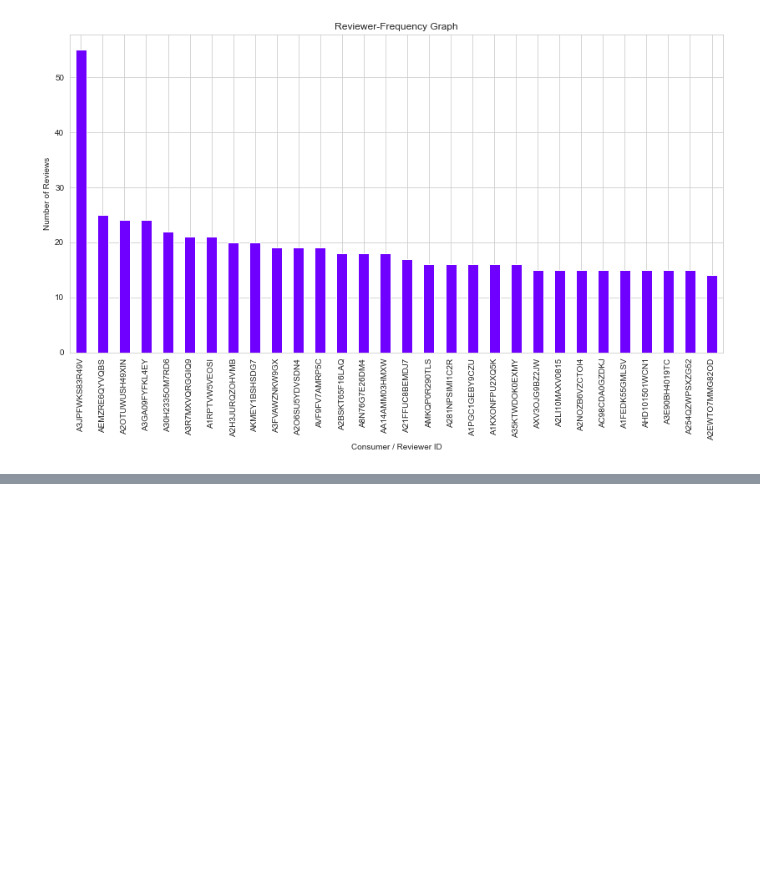
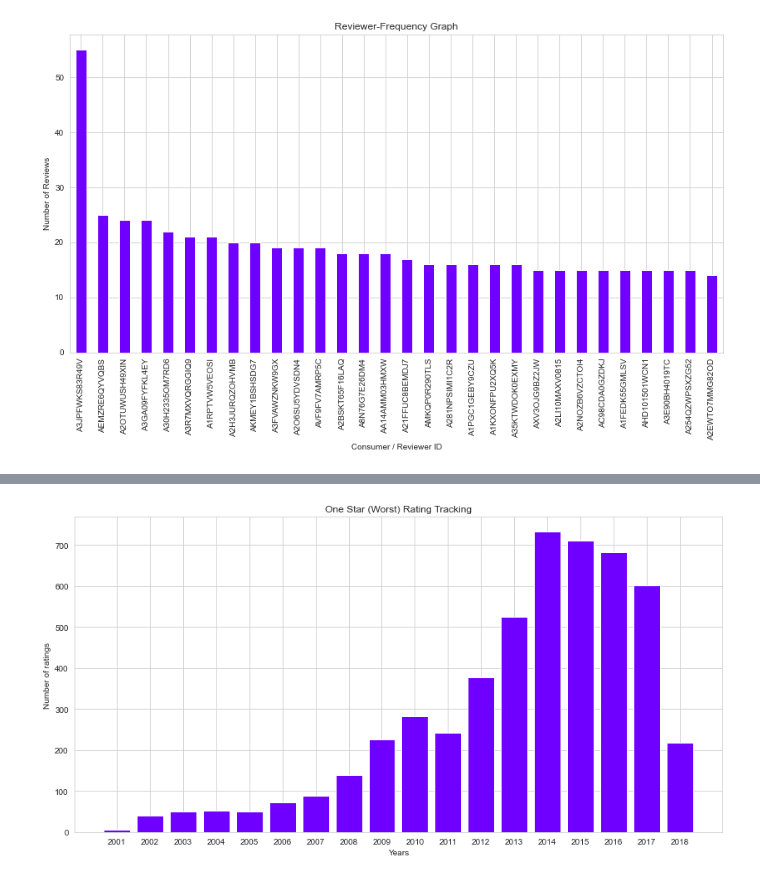
Before and after one commit to arham-rumi/amazon-product-reviews-exploratory-data-analysis, a Jupyter notebook: Amazon-Product-Reviews-EDA/Amazon-Reviews-EDA.ipynb, the cells around one changed output, grey strips where cells are left out. Drawn from its saved outputs; the diff is of its cells as text; code cells hidden in the pictures; blank space fills up the shorter version.

```diff
--- a/Amazon-Product-Reviews-EDA/Amazon-Reviews-EDA.ipynb
+++ b/Amazon-Product-Reviews-EDA/Amazon-Reviews-EDA.ipynb
@@ -176,0 +244,9 @@ plt.show()
+# %%
+fig, ax = plt.subplots(figsize=(14, 7))
+ax.set(xlabel="Years",
+       ylabel="Number of ratings",
+       title="One Star (Worst) Rating Tracking")
+plt.xticks(dfs_years) # Or you can also pass (rotation=90) parameter if your xtick_labels are long
+plt.bar(dfs_years, df_list_one_1_18_final, color='#6f00ff');
+# %% [output]
+[figure, added]
```
Also changed, not shown: parts of 5 cells of this notebook.
